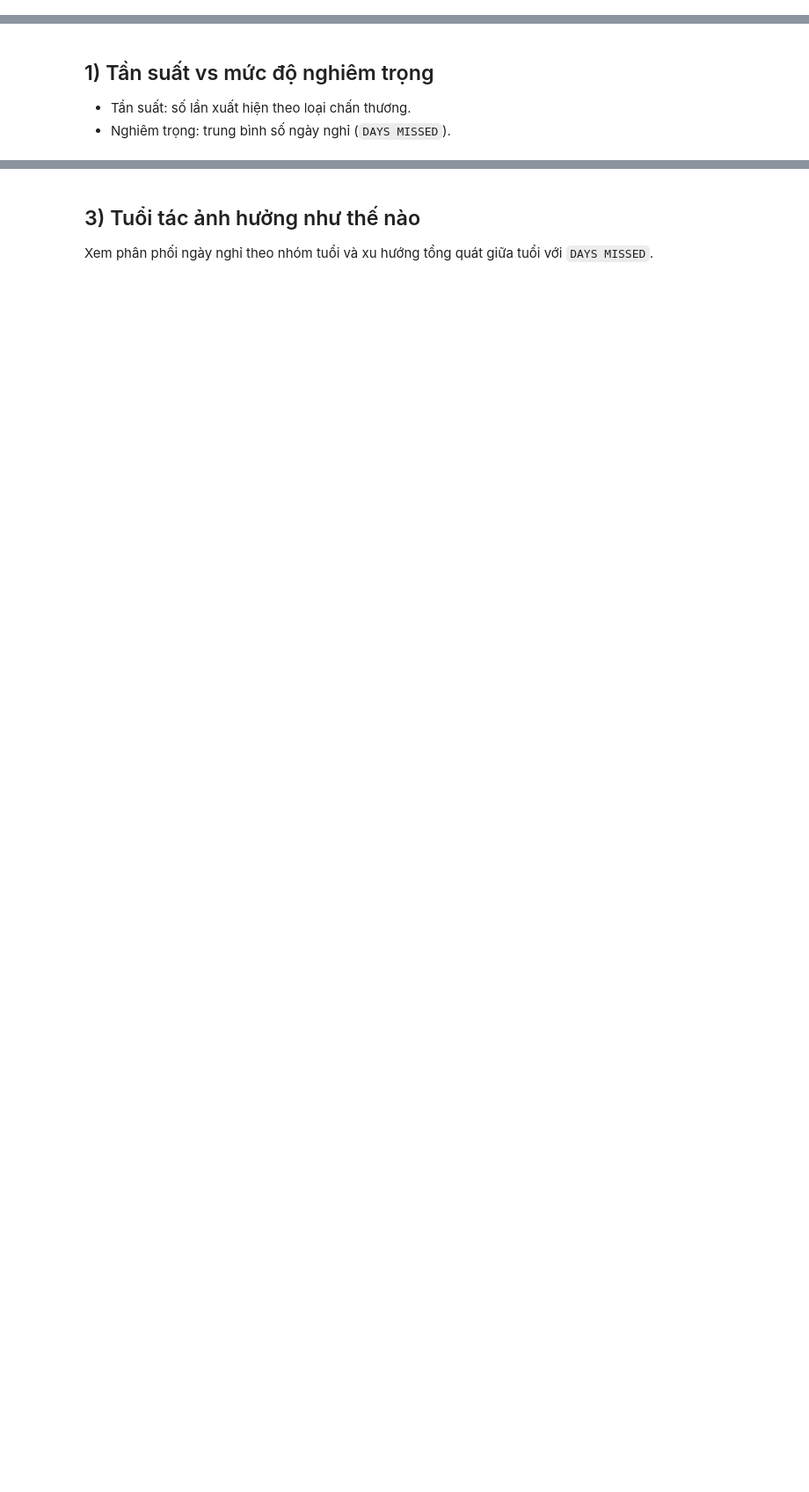
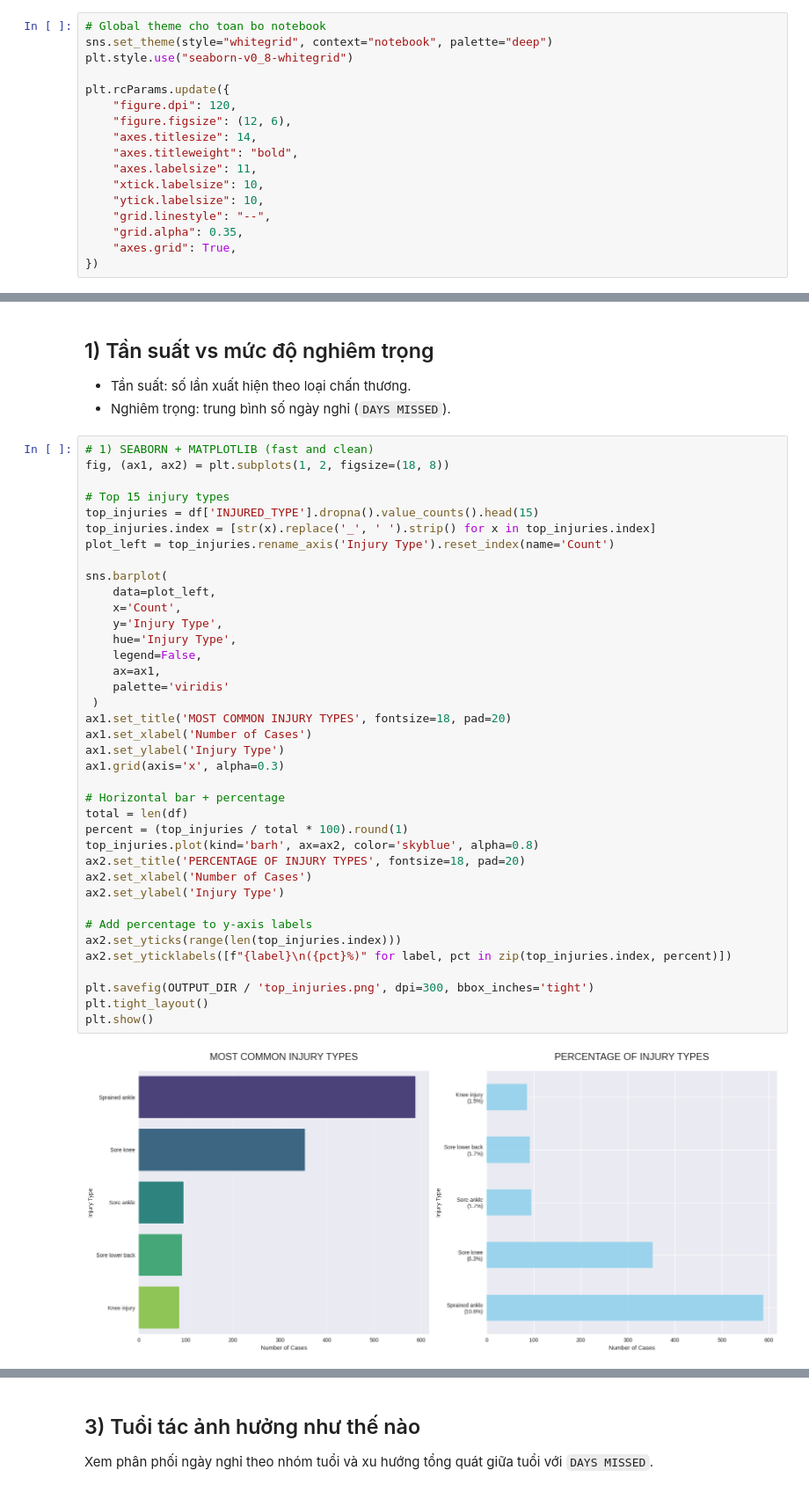
Before and after one commit to ducvu0904/NBA-2013-2023-injuries-analysis, a Jupyter notebook: EDA.ipynb, the cells around one changed output, grey strips where cells are left out. Shown at 88% size. Drawn from its saved outputs; the diff is of its cells as text; blank space fills up the shorter version.

```diff
--- a/EDA.ipynb
+++ b/EDA.ipynb
@@ -6 +8,18 @@ dataset = pd.read_csv(r'/home/ducvu0904/Downloads/xstk/injury+stat.csv')
+# %%
+# Global theme cho toan bo notebook
+sns.set_theme(style="whitegrid", context="notebook", palette="deep")
+plt.style.use("seaborn-v0_8-whitegrid")
+
+plt.rcParams.update({
+    "figure.dpi": 120,
+    "figure.figsize": (12, 6),
+    "axes.titlesize": 14,
+    "axes.titleweight": "bold",
+    "axes.labelsize": 11,
+    "xtick.labelsize": 10,
+    "ytick.labelsize": 10,
+    "grid.linestyle": "--",
+    "grid.alpha": 0.35,
+    "axes.grid": True,
+})
 # %%
@@ -74,3 +81,43 @@ feature
 ## 1) Tần suất vs mức độ nghiêm trọng
 - Tần suất: số lần xuất hiện theo loại chấn thương.
 - Nghiêm trọng: trung bình số ngày nghỉ (`DAYS MISSED`).
+# %%
+# 1) SEABORN + MATPLOTLIB (fast and clean)
+fig, (ax1, ax2) = plt.subplots(1, 2, figsize=(18, 8))
+
+# Top 15 injury types
+top_injuries = df['INJURED_TYPE'].dropna().value_counts().head(15)
+top_injuries.index = [str(x).replace('_', ' ').strip() for x in top_injuries.index]
+plot_left = top_injuries.rename_axis('Injury Type').reset_index(name='Count')
+
+sns.barplot(
+    data=plot_left,
+    x='Count',
+    y='Injury Type',
+    hue='Injury Type',
+    legend=False,
+    ax=ax1,
+    palette='viridis'
+ )
+ax1.set_title('MOST COMMON INJURY TYPES', fontsize=18, pad=20)
+ax1.set_xlabel('Number of Cases')
+ax1.set_ylabel('Injury Type')
+ax1.grid(axis='x', alpha=0.3)
+
+# Horizontal bar + percentage
+total = len(df)
+percent = (top_injuries / total * 100).round(1)
+top_injuries.plot(kind='barh', ax=ax2, color='skyblue', alpha=0.8)
+ax2.set_title('PERCENTAGE OF INJURY TYPES', fontsize=18, pad=20)
+ax2.set_xlabel('Number of Cases')
+ax2.set_ylabel('Injury Type')
+
+# Add percentage to y-axis labels
+ax2.set_yticks(range(len(top_injuries.index)))
+ax2.set_yticklabels([f"{label}\n({pct}%)" for label, pct in zip(top_injuries.index, percent)])
+
+plt.savefig(OUTPUT_DIR / 'top_injuries.png', dpi=300, bbox_inches='tight')
+plt.tight_layout()
+plt.show()
+# %% [output]
+[figure, added]
```
Also changed, not shown: parts of 13 cells of this notebook, 14 other files.
